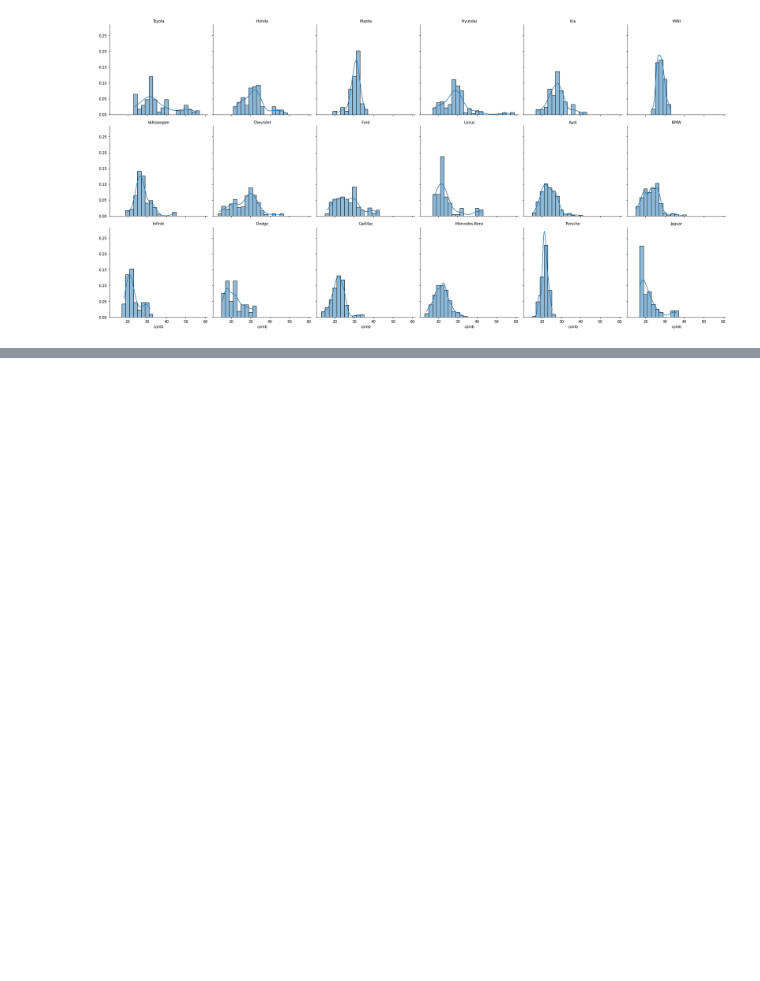
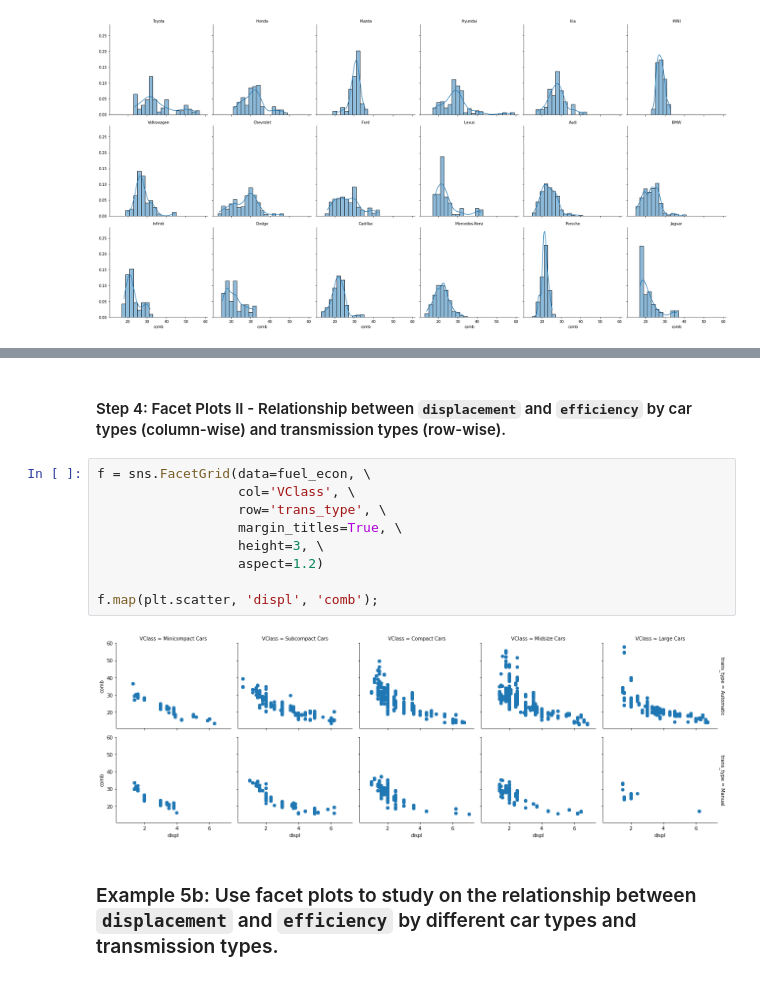
Before and after one commit to Alex-YuZ/Data-Visualization, a Jupyter notebook: Faceting.ipynb, the cells around one changed output, grey strips where cells are left out. Saved outputs shown, nothing was run; the diff lists cells and outputs as text; blank space fills up the shorter version.

```diff
--- a/Faceting.ipynb
+++ b/Faceting.ipynb
@@ -287,0 +327,15 @@ g.set_titles('{col_name}');
+# %% [markdown]
+#### Step 4: Facet Plots II - Relationship between `displacement` and `efficiency` by car types (column-wise) and transmission types (row-wise).
+# %%
+f = sns.FacetGrid(data=fuel_econ, \
+                  col='VClass', \
+                  row='trans_type', \
+                  margin_titles=True, \
+                  height=3, \
+                  aspect=1.2)
+
+f.map(plt.scatter, 'displ', 'comb');
+# %% [output]
+[figure, added]
+# %% [markdown]
+### Example 5b: Use facet plots to study on the relationship between `displacement` and `efficiency` by different car types and transmission types.
```
Also changed, not shown: parts of 8 cells of this notebook.
